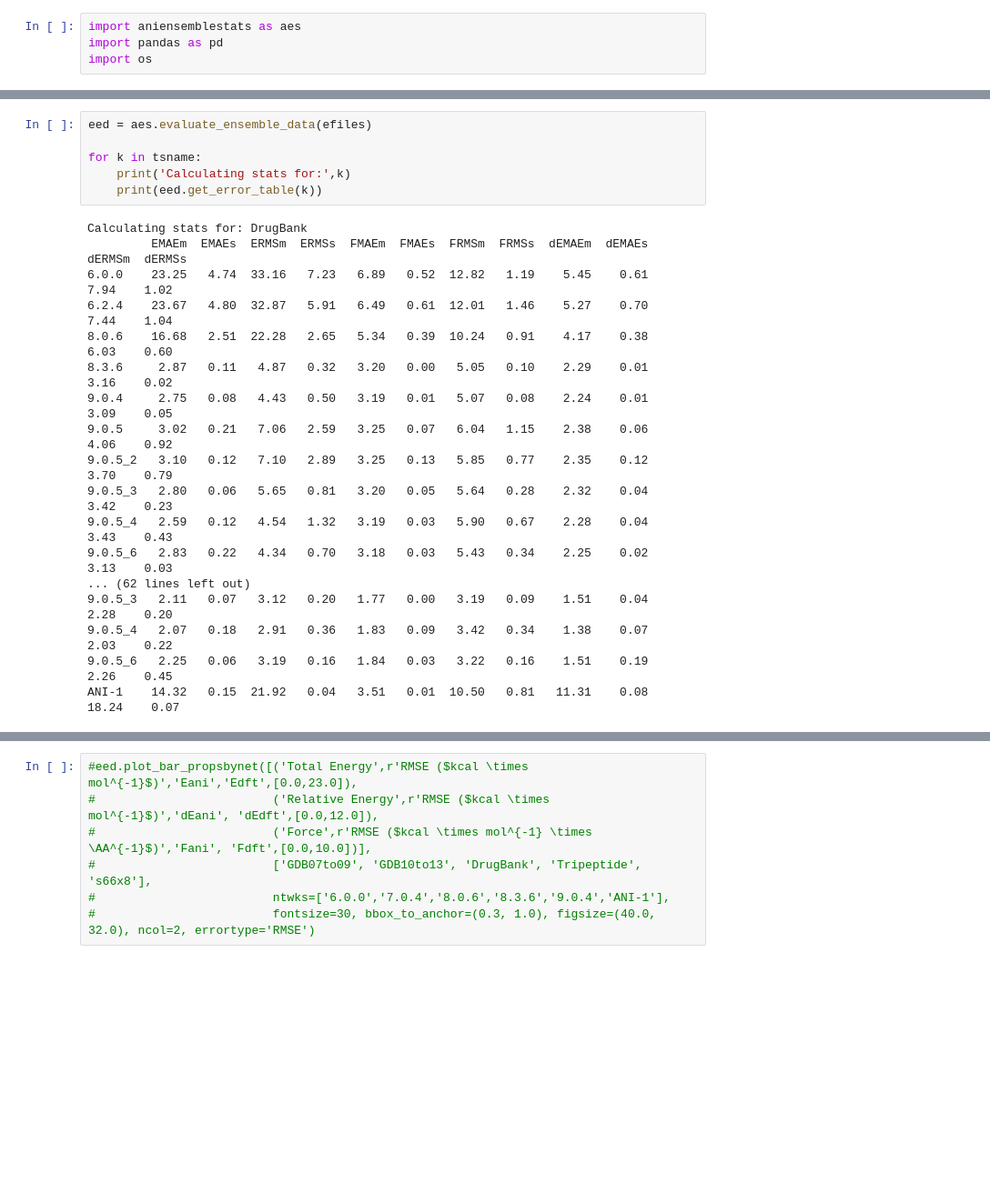
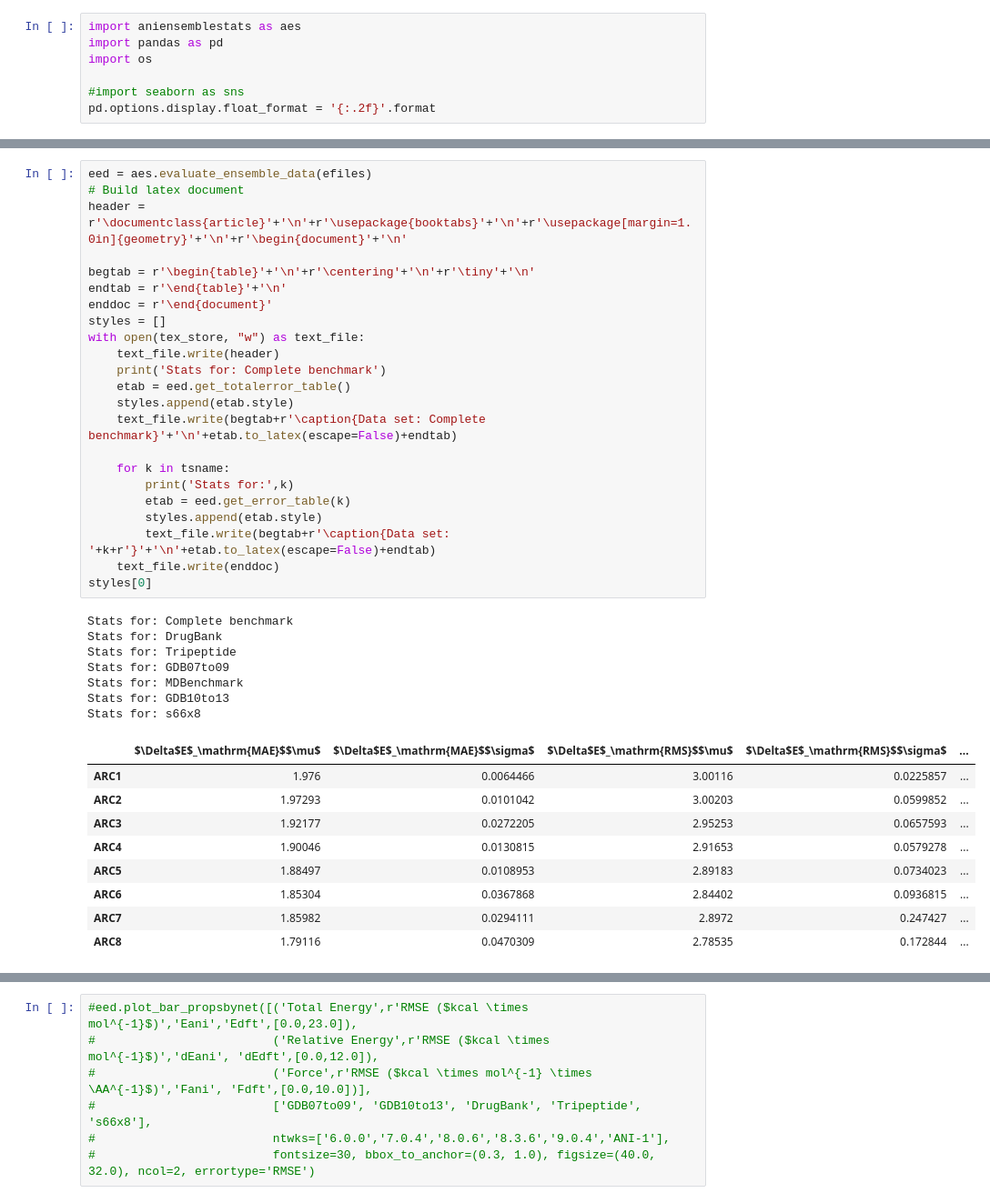
Before and after one commit to Jussmith01/ANI-Tools, a Jupyter notebook: notebooks/evaluate_tsdata.ipynb, the cells around one changed output, grey strips where cells are left out. Shown at 91% size. Drawn from its saved outputs; the diff is of its cells as text; blank space fills up the shorter version.

```diff
--- a/notebooks/evaluate_tsdata.ipynb
+++ b/notebooks/evaluate_tsdata.ipynb
@@ -2,4 +2,7 @@
 import aniensemblestats as aes
 import pandas as pd
 import os
+
+#import seaborn as sns
+pd.options.display.float_format = '{:.2f}'.format
 # %%
@@ -18,26 +32,42 @@ print(efiles)
-# %%
-eed = aes.evaluate_ensemble_data(efiles)
-
-for k in tsname:
-    print('Calculating stats for:',k)
-    print(eed.get_error_table(k))
-# %% [output]
-Calculating stats for: DrugBank
-         EMAEm  EMAEs  ERMSm  ERMSs  FMAEm  FMAEs  FRMSm  FRMSs  dEMAEm  dEMAEs  dERMSm  dERMSs
-6.0.0    23.25   4.74  33.16   7.23   6.89   0.52  12.82   1.19    5.45    0.61    7.94    1.02
-6.2.4    23.67   4.80  32.87   5.91   6.49   0.61  12.01   1.46    5.27    0.70    7.44    1.04
-8.0.6    16.68   2.51  22.28   2.65   5.34   0.39  10.24   0.91    4.17    0.38    6.03    0.60
-8.3.6     2.87   0.11   4.87   0.32   3.20   0.00   5.05   0.10    2.29    0.01    3.16    0.02
-9.0.4     2.75   0.08   4.43   0.50   3.19   0.01   5.07   0.08    2.24    0.01    3.09    0.05
-9.0.5     3.02   0.21   7.06   2.59   3.25   0.07   6.04   1.15    2.38    0.06    4.06    0.92
-9.0.5_2   3.10   0.12   7.10   2.89   3.25   0.13   5.85   0.77    2.35    0.12    3.70    0.79
-9.0.5_3   2.80   0.06   5.65   0.81   3.20   0.05   5.64   0.28    2.32    0.04    3.42    0.23
-9.0.5_4   2.59   0.12   4.54   1.32   3.19   0.03   5.90   0.67    2.28    0.04    3.43    0.43
-9.0.5_6   2.83   0.22   4.34   0.70   3.18   0.03   5.43   0.34    2.25    0.02    3.13    0.03
-... (62 lines left out)
-9.0.5_3   2.11   0.07   3.12   0.20   1.77   0.00   3.19   0.09    1.51    0.04    2.28    0.20
-9.0.5_4   2.07   0.18   2.91   0.36   1.83   0.09   3.42   0.34    1.38    0.07    2.03    0.22
-9.0.5_6   2.25   0.06   3.19   0.16   1.84   0.03   3.22   0.16    1.51    0.19    2.26    0.45
-ANI-1    14.32   0.15  21.92   0.04   3.51   0.01  10.50   0.81   11.31    0.08   18.24    0.07
+# %%
+eed = aes.evaluate_ensemble_data(efiles)
+# Build latex document
+header = r'\documentclass{article}'+'\n'+r'\usepackage{booktabs}'+'\n'+r'\usepackage[margin=1.0in]{geometry}'+'\n'+r'\begin{document}'+'\n'
+
+begtab = r'\begin{table}'+'\n'+r'\centering'+'\n'+r'\tiny'+'\n'
+endtab = r'\end{table}'+'\n'
+enddoc = r'\end{document}'
+styles = []
+with open(tex_store, "w") as text_file:
+    text_file.write(header)
+    print('Stats for: Complete benchmark')
+    etab = eed.get_totalerror_table()
+    styles.append(etab.style)
+    text_file.write(begtab+r'\caption{Data set: Complete benchmark}'+'\n'+etab.to_latex(escape=False)+endtab)
+
+    for k in tsname:
+        print('Stats for:',k)
+        etab = eed.get_error_table(k)
+        styles.append(etab.style)
+        text_file.write(begtab+r'\caption{Data set: '+k+r'}'+'\n'+etab.to_latex(escape=False)+endtab)
+    text_file.write(enddoc)
+styles[0]
+# %% [output]
+Stats for: Complete benchmark
+Stats for: DrugBank
+Stats for: Tripeptide
+Stats for: GDB07to09
+Stats for: MDBenchmark
+Stats for: GDB10to13
+Stats for: s66x8
+|  | $\Delta$E$_\mathrm{MAE}$$\mu$ | $\Delta$E$_\mathrm{MAE}$$\sigma$ | $\Delta$E$_\mathrm{RMS}$$\mu$ | $\Delta$E$_\mathrm{RMS}$$\sigma$ | ... |
+| ARC1 | 1.976 | 0.0064466 | 3.00116 | 0.0225857 | ... |
+| ARC2 | 1.97293 | 0.0101042 | 3.00203 | 0.0599852 | ... |
+| ARC3 | 1.92177 | 0.0272205 | 2.95253 | 0.0657593 | ... |
+| ARC4 | 1.90046 | 0.0130815 | 2.91653 | 0.0579278 | ... |
+| ARC5 | 1.88497 | 0.0108953 | 2.89183 | 0.0734023 | ... |
+| ARC6 | 1.85304 | 0.0367868 | 2.84402 | 0.0936815 | ... |
+| ARC7 | 1.85982 | 0.0294111 | 2.8972 | 0.247427 | ... |
+| ARC8 | 1.79116 | 0.0470309 | 2.78535 | 0.172844 | ... |
 # %%
 print(eed.get_net_keys())
```
Also changed, not shown: parts of 8 cells of this notebook, 20 other files.
